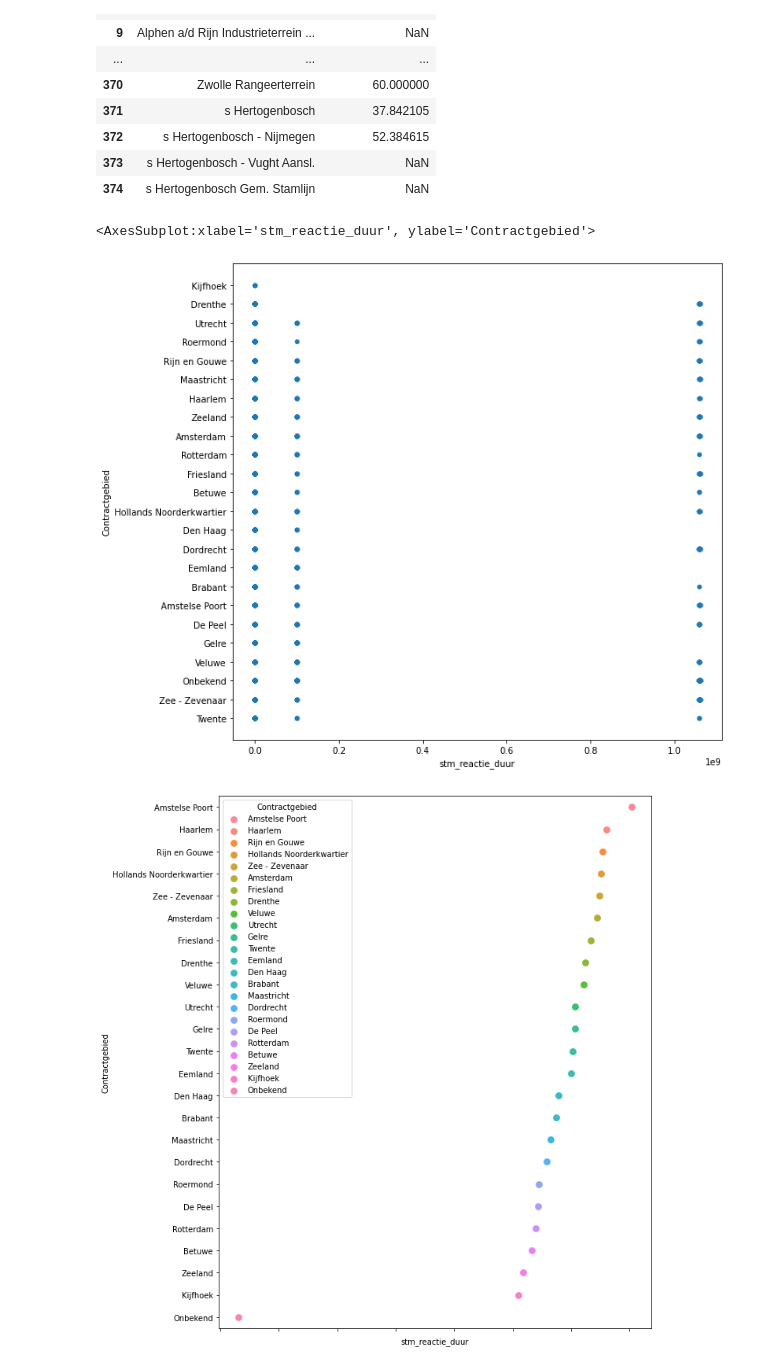
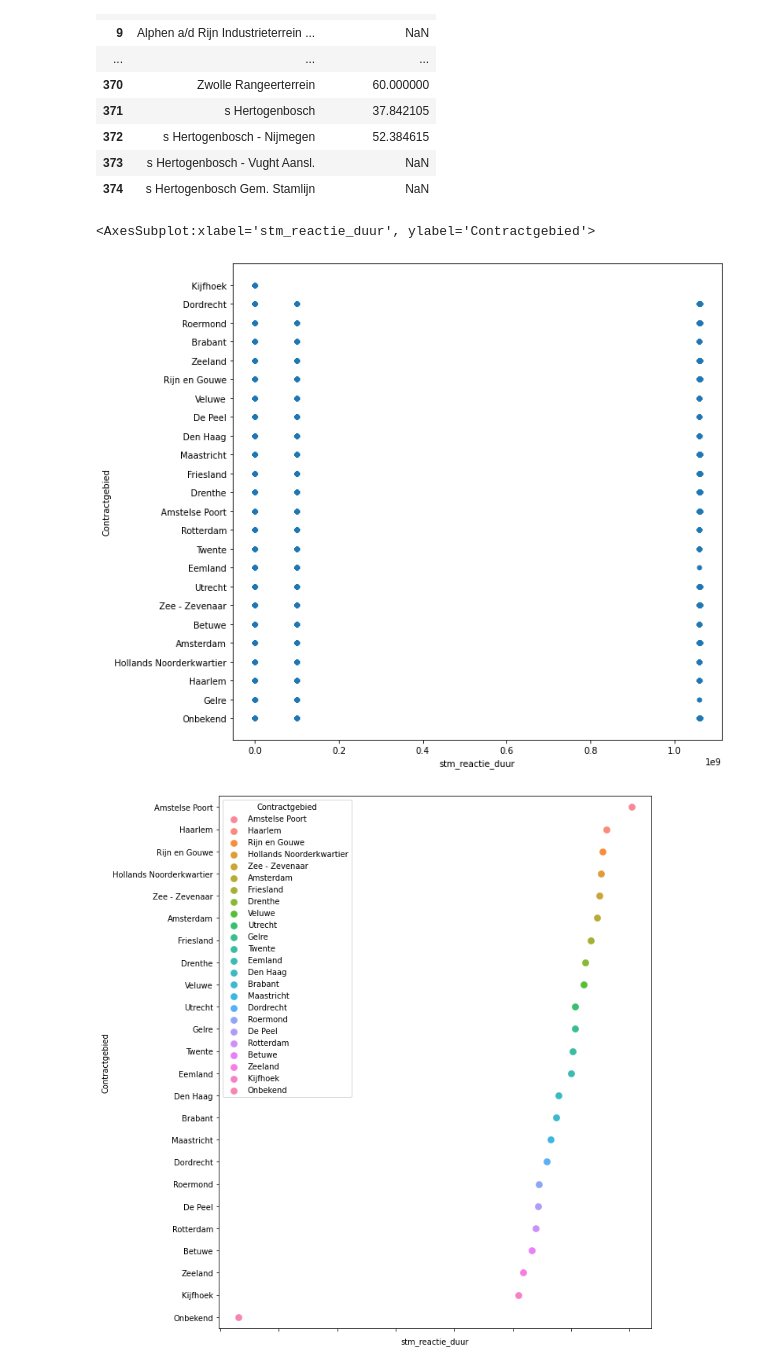
Before and after one commit to Verrem98/Prorail_project, a Jupyter notebook: base_modeltest.ipynb, the cells around one changed output. Drawn from its saved outputs; the diff is of its cells as text; code cells hidden in the pictures.

```diff
--- a/base_modeltest.ipynb
+++ b/base_modeltest.ipynb
@@ -24,9 +24,7 @@ from sklearn.metrics import r2_score
 import pickle
 # %%
 df = pd.read_csv('sap_storing_data_hu_project.csv')
-
-
-# drop duplicate meldnrs zodat we nooit een dezelfde storing in the train en test set hebben
+df['#stm_sap_meldnr'].sort_index(inplace = True)
 df.drop_duplicates(subset = '#stm_sap_meldnr', keep = 'last',inplace = True)
 # %%
 def column_outlier(strength, dataframe, columns):
@@ -162,15 +185,15 @@ mean_durgeo_df
 # %%
 x = 'stm_reactie_duur'
 y = 'Contractgebied'
 
-tplot = df.sample(5000)[[x, y]]
+tplot = df.sample(300000)[[x, y]]
 tplot.sort_values(['stm_reactie_duur'], ascending=True, inplace=True)
 tplot.dropna(inplace=True)
 
 tplot.plot(x=x, y=y, kind='scatter',figsize=(10,10))
 # %% [output]
 <AxesSubplot:xlabel='stm_reactie_duur', ylabel='Contractgebied'>
-[figure, old version]
+[figure, new version]
 # %%
 mean_cg_df = column_outlier('a', df.copy(), ['stm_reactie_duur'])[['stm_reactie_duur', 'Contractgebied']].groupby('Contractgebied', as_index = False).mean()
 plt.figure(figsize=(10,10))
```
Also changed, not shown: parts of 20 cells of this notebook.
